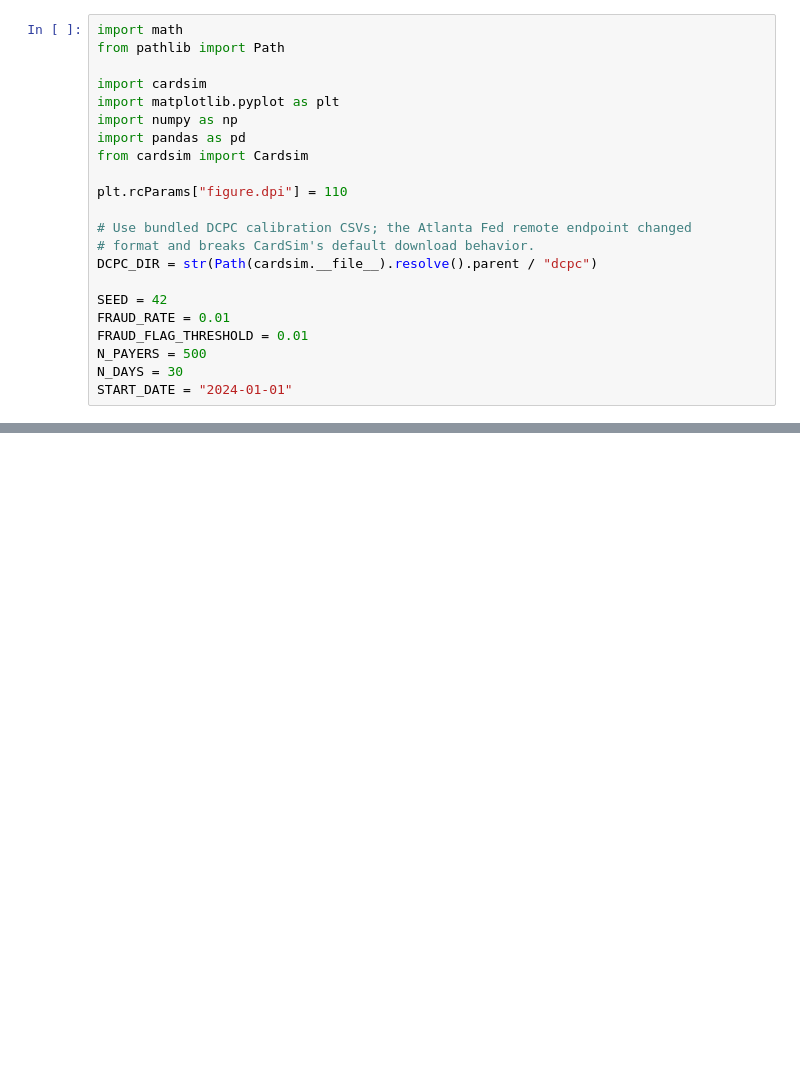
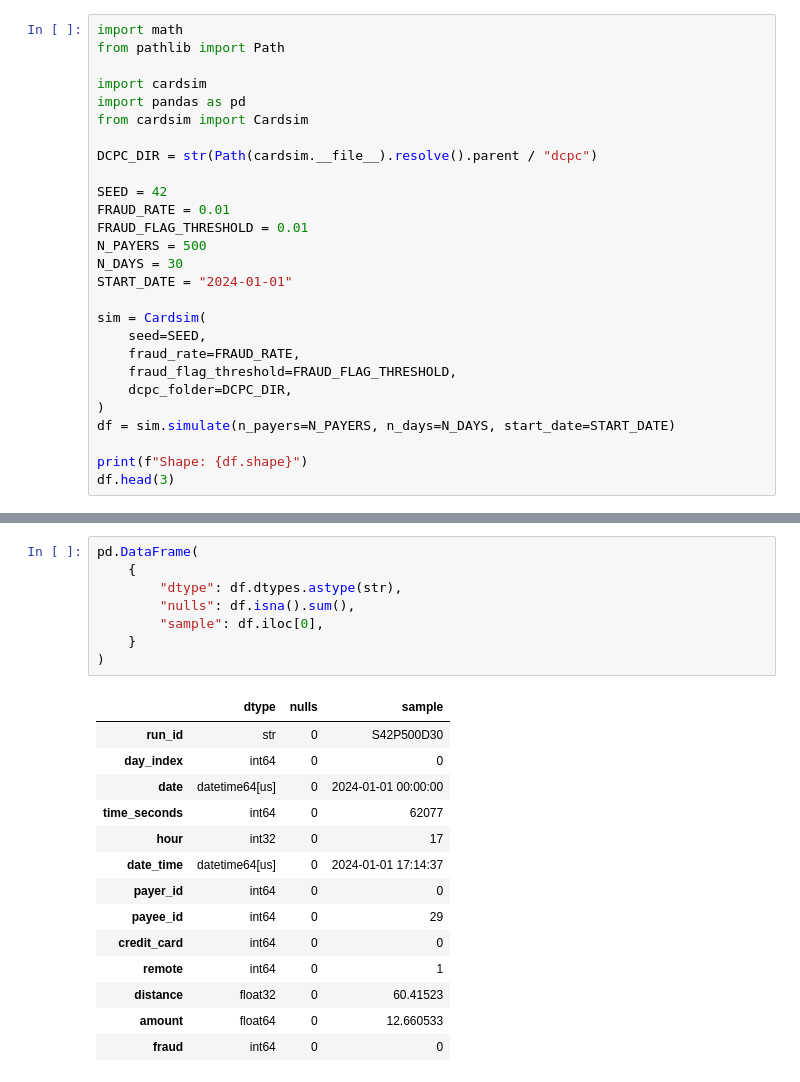
Before and after one commit to cristian-carretero/fraud-stat-engine, a Jupyter notebook: notebooks/01_probe_cardsim.ipynb, the cells around one changed output, grey strips where cells are left out. Cells and saved outputs as stored; diff of their text form; blank space fills up the shorter version.

```diff
--- a/notebooks/01_probe_cardsim.ipynb
+++ b/notebooks/01_probe_cardsim.ipynb
@@ -30,15 +13,9 @@ import math
 from pathlib import Path
 
 import cardsim
-import matplotlib.pyplot as plt
-import numpy as np
 import pandas as pd
 from cardsim import Cardsim
 
-plt.rcParams["figure.dpi"] = 110
-
-# Use bundled DCPC calibration CSVs; the Atlanta Fed remote endpoint changed
-# format and breaks CardSim's default download behavior.
 DCPC_DIR = str(Path(cardsim.__file__).resolve().parent / "dcpc")
 
 SEED = 42
@@ -47,3 +24,14 @@ FRAUD_FLAG_THRESHOLD = 0.01
 N_PAYERS = 500
 N_DAYS = 30
 START_DATE = "2024-01-01"
+
+sim = Cardsim(
+    seed=SEED,
+    fraud_rate=FRAUD_RATE,
+    fraud_flag_threshold=FRAUD_FLAG_THRESHOLD,
+    dcpc_folder=DCPC_DIR,
+)
+df = sim.simulate(n_payers=N_PAYERS, n_days=N_DAYS, start_date=START_DATE)
+
+print(f"Shape: {df.shape}")
+df.head(3)
@@ -141,0 +135,23 @@ the base dataset can be sized.
+# %%
+pd.DataFrame(
+    {
+        "dtype": df.dtypes.astype(str),
+        "nulls": df.isna().sum(),
+        "sample": df.iloc[0],
+    }
+)
+# %% [output]
+|  | dtype | nulls | sample |
+| run_id | str | 0 | S42P500D30 |
+| day_index | int64 | 0 | 0 |
+| date | datetime64[us] | 0 | 2024-01-01 00:00:00 |
+| time_seconds | int64 | 0 | 62077 |
+| hour | int32 | 0 | 17 |
+| date_time | datetime64[us] | 0 | 2024-01-01 17:14:37 |
+| payer_id | int64 | 0 | 0 |
+| payee_id | int64 | 0 | 29 |
+| credit_card | int64 | 0 | 0 |
+| remote | int64 | 0 | 1 |
+| distance | float32 | 0 | 60.41523 |
+| amount | float64 | 0 | 12.660533 |
+| fraud | int64 | 0 | 0 |
```
Also changed, not shown: parts of 11 cells of this notebook, 4 other files.
